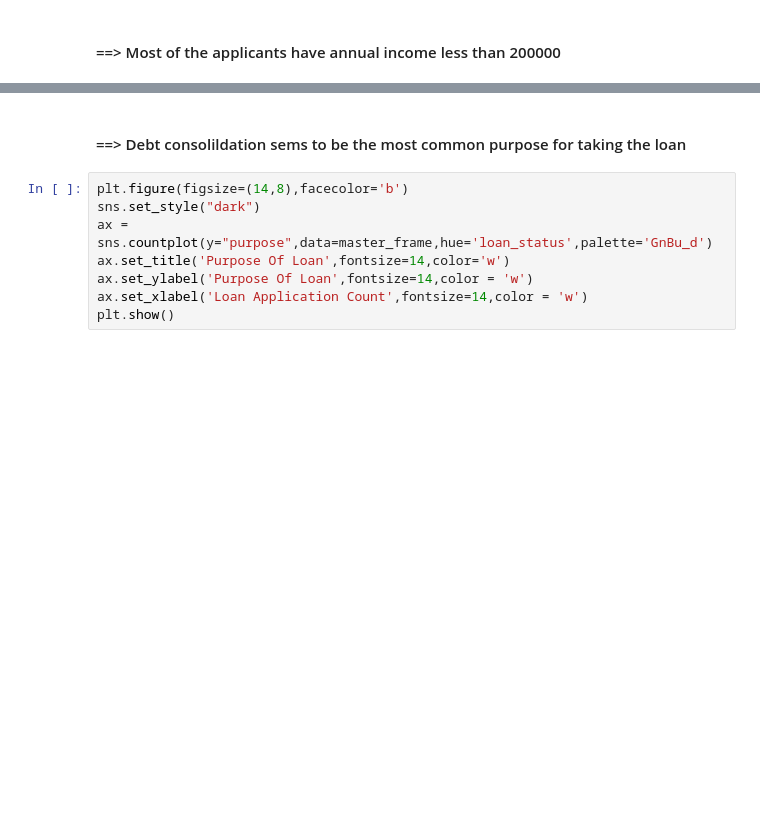
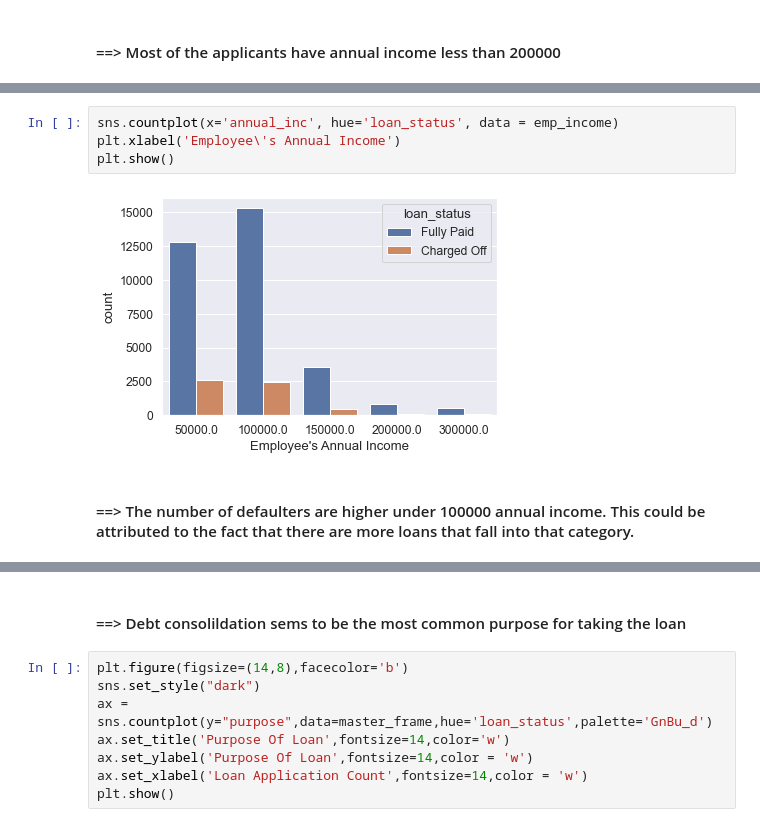
Before and after one commit to ArjunAshokKumar/Lending-Club-Case-Study, a Jupyter notebook: Niraj Kumar.ipynb, the cells around one changed output, grey strips where cells are left out. Drawn from its saved outputs; the diff is of its cells as text; blank space fills up the shorter version.

```diff
--- a/Niraj Kumar.ipynb
+++ b/Niraj Kumar.ipynb
@@ -644,3 +649,11 @@ plt.show()
+# %%
+sns.countplot(x='annual_inc', hue='loan_status', data = emp_income)
+plt.xlabel('Employee\'s Annual Income')
+plt.show()
+# %% [output]
+[figure, added]
+# %% [markdown]
+#### ==> The number of defaulters are higher under 100000 annual income. This could be attributed to the fact that there are more loans that fall into that category.
 # %%
 #frequency plot
 master_frame.purpose.value_counts().plot.bar()
```
Also changed, not shown: parts of 26 cells of this notebook, 1 other file.
